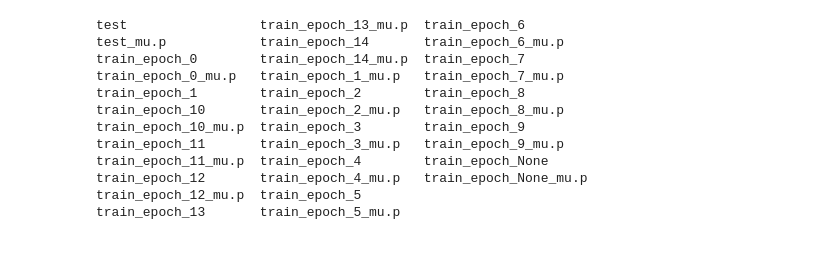
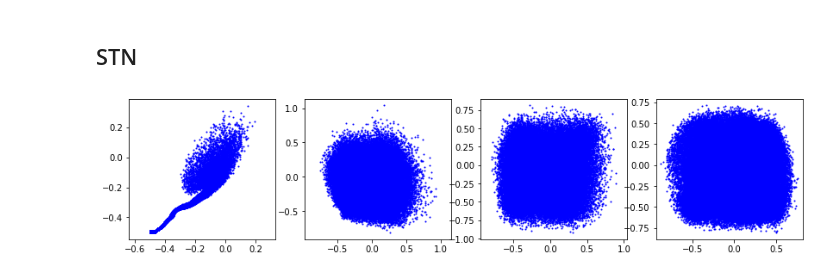
Before and after one commit to FrederikWarburg/pSTN-baselines, a Jupyter notebook: notebooks/25_05_recover_thetas.ipynb, the cells around one changed output. Saved outputs shown, nothing was run; the diff lists cells and outputs as text; code cells hidden in the pictures; blank space fills up the shorter version.

Commit message:
recover parameters experiment

```diff
--- a/notebooks/25_05_recover_thetas.ipynb
+++ b/notebooks/25_05_recover_thetas.ipynb
@@ -5,15 +25,33 @@ import pickle
+# %%
+def load_learned_params(path, which):
+    params = pickle.load(open(path + which, 'rb'))
+    params = params.reshape((-1, 2))
+    return params
+
+def plot_learned_params(params, c='dark'):
+    plt.scatter(params[:, 0], params[:, 1], s=1)
+    plt.axis('equal')
+
+def plot_params_over_time(params_list, c='blue'):
+    nr_plots = len(params_list)
+    fig, ax = plt.subplots(1, nr_plots, figsize=(14, 3))
+    for i in range(nr_plots):
+        params = params_list[i]
+        ax[i].scatter(params[:, 0], params[:, 1], s=1, c=c)
+        ax[i].axis('equal')
+# %% [markdown]
+## STN
 # %%
-!ls ../theta_stats/d=mnistxkmnist-m=stn-b=None-n=1-p=2-kl=None-seed=42-sigmaP=0.1-lr=0.1-lrloc=0.01
+stn_path = '../theta_stats/d=mnistxkmnist-m=stn-b=None-n=1-p=2-kl=None-seed=42-sigmaP=0.1-lr=0.1-lrloc=0.01/'
-# %% [output]
-test                 train_epoch_13_mu.p  train_epoch_6
-test_mu.p            train_epoch_14       train_epoch_6_mu.p
-train_epoch_0        train_epoch_14_mu.p  train_epoch_7
-train_epoch_0_mu.p   train_epoch_1_mu.p   train_epoch_7_mu.p
-train_epoch_1        train_epoch_2        train_epoch_8
-train_epoch_10       train_epoch_2_mu.p   train_epoch_8_mu.p
-train_epoch_10_mu.p  train_epoch_3        train_epoch_9
-train_epoch_11       train_epoch_3_mu.p   train_epoch_9_mu.p
-train_epoch_11_mu.p  train_epoch_4        train_epoch_None
-train_epoch_12       train_epoch_4_mu.p   train_epoch_None_mu.p
-train_epoch_12_mu.p  train_epoch_5
-train_epoch_13       train_epoch_5_mu.p
+# %%
+stn_train_0_mu = load_learned_params(stn_path, 'train_epoch_0_mu.p')
+stn_train_1_mu = load_learned_params(stn_path, 'train_epoch_1_mu.p')
+stn_train_5_mu = load_learned_params(stn_path, 'train_epoch_5_mu.p')
+stn_train_10_mu = load_learned_params(stn_path, 'train_epoch_10_mu.p')
+stn_train_14_mu = load_learned_params(stn_path, 'train_epoch_14_mu.p')
+stn_test_mu = load_learned_params(stn_path, 'test_mu.p')
+# %%
+stn_plot_list = [stn_train_0_mu, stn_train_1_mu, stn_train_5_mu, stn_train_10_mu]
+plot_params_over_time(stn_plot_list)
+# %% [output]
+[figure, added]
```
Also changed, not shown: parts of 9 cells of this notebook, 15 other files.
